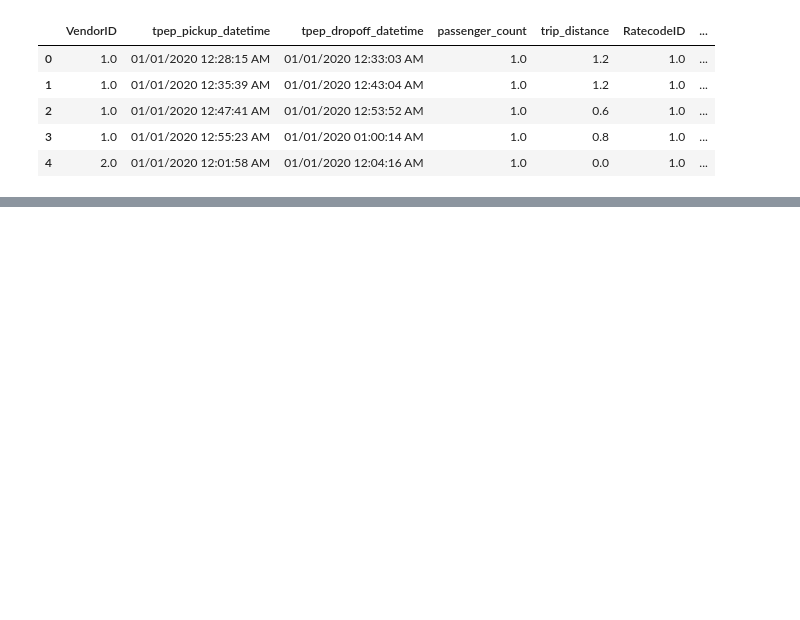
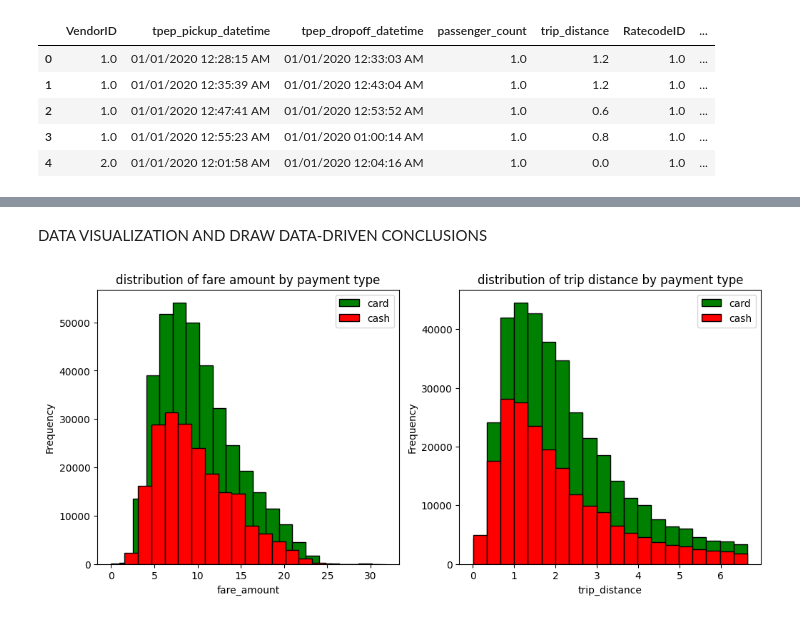
Before and after one commit to rajatvegan/Notebooks, a Jupyter notebook: 1_project-NYC-taxi.ipynb, the cells around one changed output, grey strips where cells are left out. Saved outputs shown, nothing was run; the diff lists cells and outputs as text; code cells hidden in the pictures; blank space fills up the shorter version.

```diff
--- a/1_project-NYC-taxi.ipynb
+++ b/1_project-NYC-taxi.ipynb
@@ -38,0 +264,23 @@ df.head()
+# %% [markdown]
+DATA VISUALIZATION AND DRAW DATA-DRIVEN CONCLUSIONS
+# %%
+plt.figure(figsize=(12,5))
+plt.subplot(1,2,1)
+plt.hist(df[df.payment_type == 'card']['fare_amount'],histtype='barstacked',bins=20,edgecolor='black',color='green',label='card')
+plt.hist(df[df.payment_type == 'cash']['fare_amount'],histtype='barstacked',bins=20,edgecolor='black',color='red',label='cash')
+plt.title('distribution of fare amount by payment type')
+plt.xlabel('fare_amount')
+plt.ylabel('Frequency')
+plt.legend()
+
+plt.subplot(1,2,2)
+plt.hist(df[df.payment_type == 'card']['trip_distance'],histtype='barstacked',bins=20,edgecolor='black',color='green',label='card')
+plt.hist(df[df.payment_type == 'cash']['trip_distance'],histtype='barstacked',bins=20,edgecolor='black',color='red',label='cash')
+plt.title('distribution of trip distance by payment type')
+plt.xlabel('trip_distance')
+plt.ylabel('Frequency')
+plt.legend()
+
+plt.show()
+# %% [output]
+[figure, added]
```
Also changed, not shown: parts of 24 cells of this notebook.
